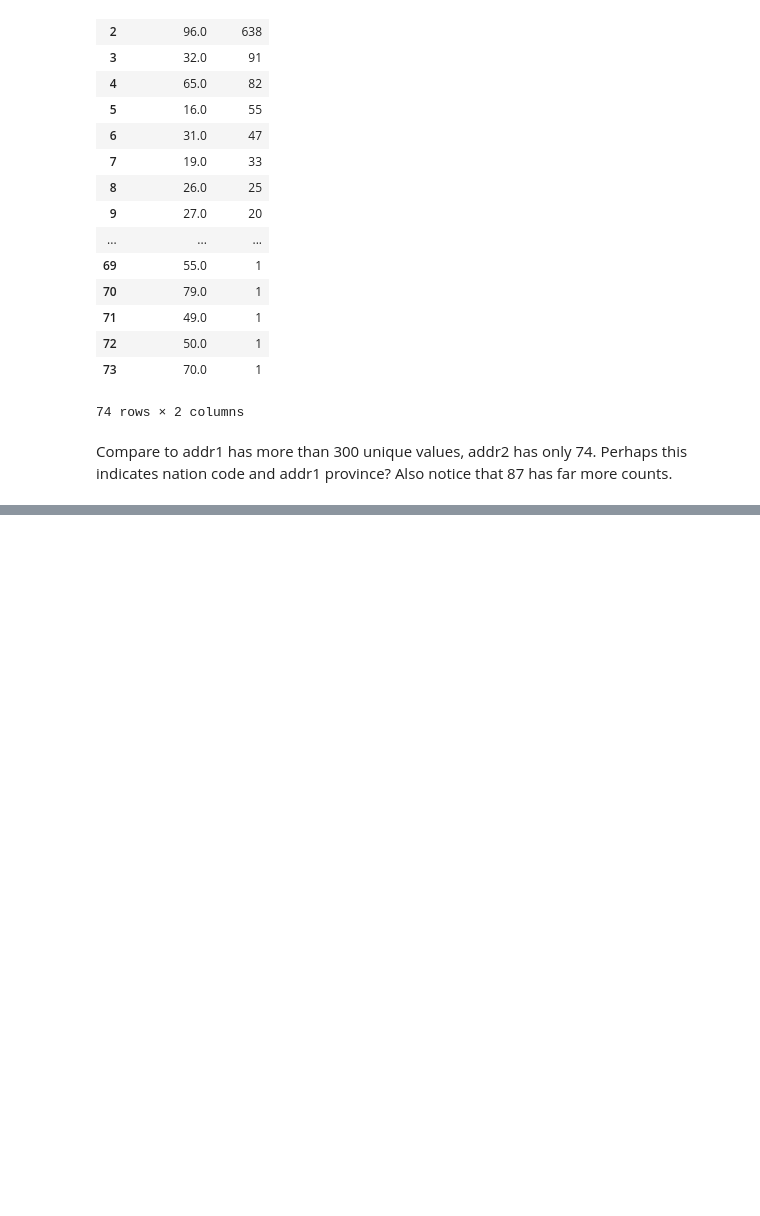
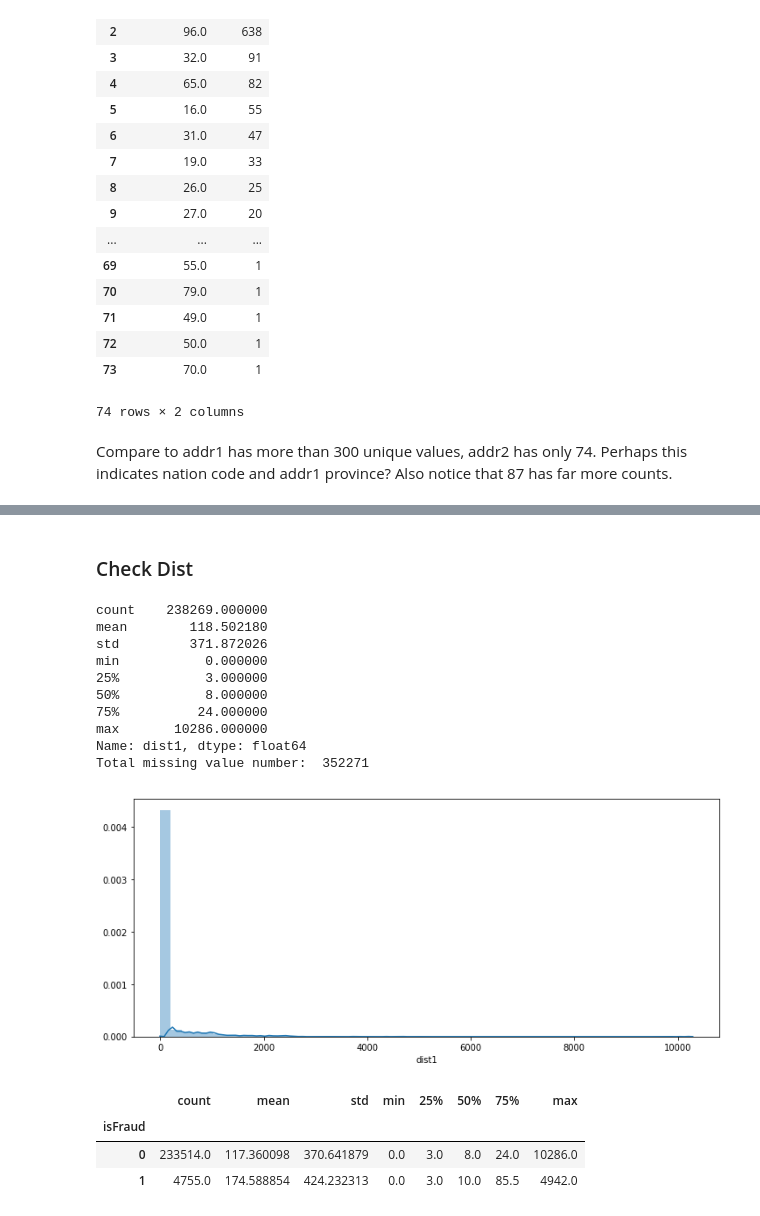
Before and after one commit to haataa/IEEE_CIS_Fraud_Detection, a Jupyter notebook: EDA.ipynb, the cells around one changed output, grey strips where cells are left out. Drawn from its saved outputs; the diff is of its cells as text; code cells hidden in the pictures; blank space fills up the shorter version.

```diff
--- a/EDA.ipynb
+++ b/EDA.ipynb
@@ -409,0 +479,23 @@ Compare to addr1 has more than 300 unique values, addr2 has only 74. Perhaps thi
+# %% [markdown]
+### Check Dist
+# %%
+check_distribution(df_train_transac,'dist1')
+# %% [output]
+count    238269.000000
+mean        118.502180
+std         371.872026
+min           0.000000
+25%           3.000000
+50%           8.000000
+75%          24.000000
+max       10286.000000
+Name: dist1, dtype: float64
+Total missing value number:  352271
+[figure, added]
+# %%
+df_train_transac.groupby(['isFraud'])['dist1'].agg('describe')
+# %% [output]
+|  | count | mean | std | min | 25% | 50% | 75% | max |
+| isFraud |  |  |  |  |  |  |  |  |
+| 0 | 233514.0 | 117.360098 | 370.641879 | 0.0 | 3.0 | 8.0 | 24.0 | 10286.0 |
+| 1 | 4755.0 | 174.588854 | 424.232313 | 0.0 | 3.0 | 10.0 | 85.5 | 4942.0 |
```
Also changed, not shown: parts of 12 cells of this notebook.
